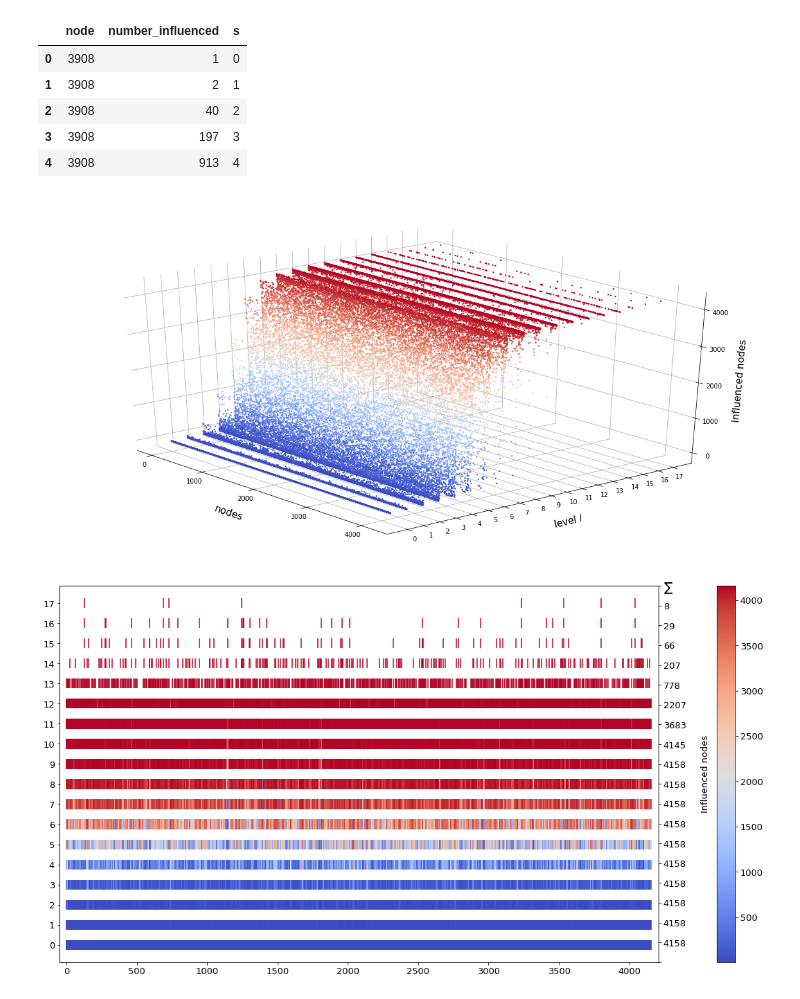
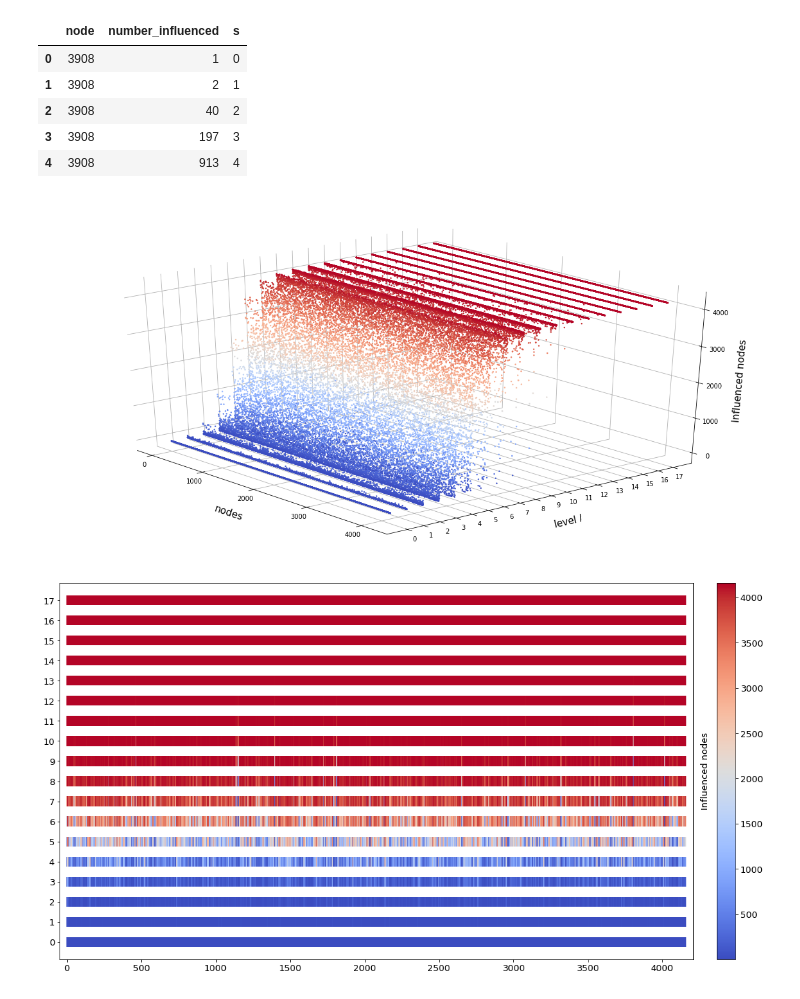
Before and after one commit to GCantergiani/ltc_ltr, a Jupyter notebook: postprocessing/arxiv/max_visualizatio.ipynb, the cells around one changed output. Drawn from its saved outputs; the diff is of its cells as text; code cells hidden in the pictures.

Commit message:
update visualization

```diff
--- a/postprocessing/arxiv/max_visualizatio.ipynb
+++ b/postprocessing/arxiv/max_visualizatio.ipynb
@@ -43,6 +43,23 @@ df_sub_sample.head()
 | 2 | 3908 | 40 | 2 |
 | 3 | 3908 | 197 | 3 |
 | 4 | 3908 | 913 | 4 |
+# %%
+level_dummy_df = []
+for l in range(18):
+    level_dummy_df.append({'s':l})
+
+df_levels = pd.DataFrame(level_dummy_df)
+
+list_to_contact_df = []
+
+for n in df_sub_sample['node'].unique():
+    df_sub_to_fill = df_sub_sample.loc[df_sub_sample['node'] == n]
+    df_sub_w_lvls = pd.merge(df_sub_to_fill, df_levels, how='outer', on=['s'])
+    df_sub_w_lvls['node'] = df_sub_w_lvls['node'].fillna(n)
+    df_sub_w_lvls['number_influenced'] = df_sub_w_lvls['number_influenced'].fillna(MAX_V_VALUE)
+    list_to_contact_df.append(df_sub_w_lvls)
+
+df_sub_sample = pd.concat(list_to_contact_df)
 # %%
 fig = plt.figure(figsize=(20,10))
 
@@ -74,7 +91,7 @@ ax.view_init(30, -40)
 
 plt.show()
 # %% [output]
-[figure, old version]
+[figure, new version]
 # %%
 count_s = df_sub_sample[['s','node']].groupby(['s'], as_index=False).count().sort_values(by=['s'])
 # %%
@@ -89,35 +106,35 @@ y_second_label.append(r'$\sum$')
 from numpy.random import rand
 from mpl_toolkits.axes_grid1 import make_axes_locatable
 
 plt.rcParams['xtick.labelsize'] = 13
 plt.rcParams['ytick.labelsize'] = 13
 
 fig, ax = plt.subplots(figsize=(20, 10))
 sc = ax.scatter(df_sub_sample['node'],
                 df_sub_sample['s'],
                 c=df_sub_sample['number_influenced'],
                 cmap=cm.coolwarm,
                 s=200,
                 marker='|',
                 vmin=MIN_V_VALUE,
                 vmax=MAX_V_VALUE)
 
 matplotlib.pyplot.yticks(range(0, 18))
 matplotlib.pyplot.xlim(xmin=-BORDER)
 matplotlib.pyplot.xlim(xmax=MAX_V_VALUE + BORDER)
 
 #ax.set_xlabel('nodes', fontsize=15)
 #ax.set_ylabel(r'level $\it{l}$', fontsize=16)
 
 #plt.title('Linear Threshold Rank: arxiv - max', fontsize=15)
 
-cbar = plt.colorbar(sc, pad=0.075)
+cbar = plt.colorbar(sc, pad=0.03)
 cbar.ax.set_ylabel('Influenced nodes', rotation=90,  labelpad=-90, fontsize=13)
 
-ax2 = ax.twinx()
-ax2.set_yticks(range(0, 20))
-ax2.set_yticklabels(y_second_label)
+#ax2 = ax.twinx()
+#ax2.set_yticks(range(0, 20))
+#ax2.set_yticklabels(y_second_label)
 
 plt.show()
 # %% [output]
-[figure, old version]
+[figure, new version]
```
Also changed, not shown: 3 other files.
